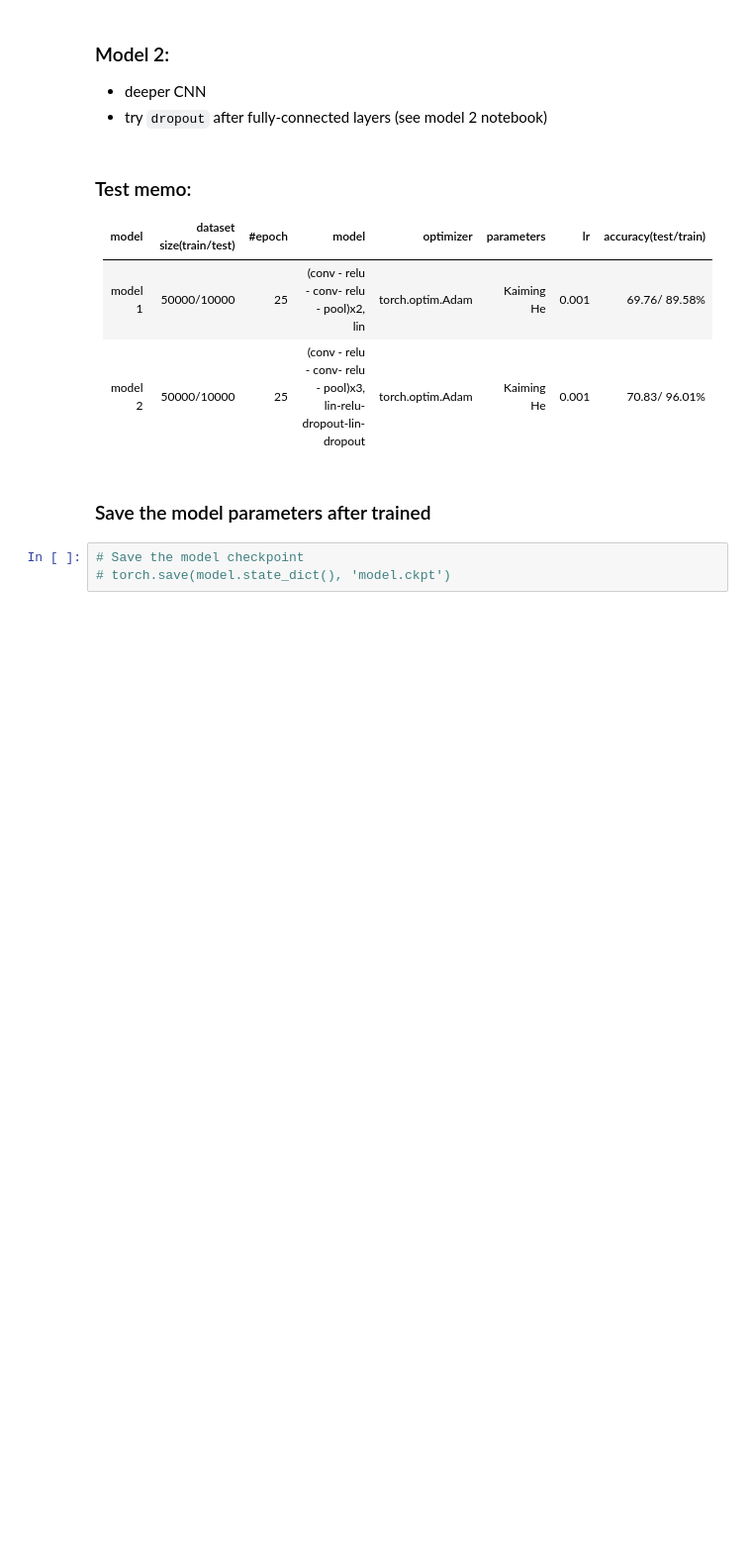
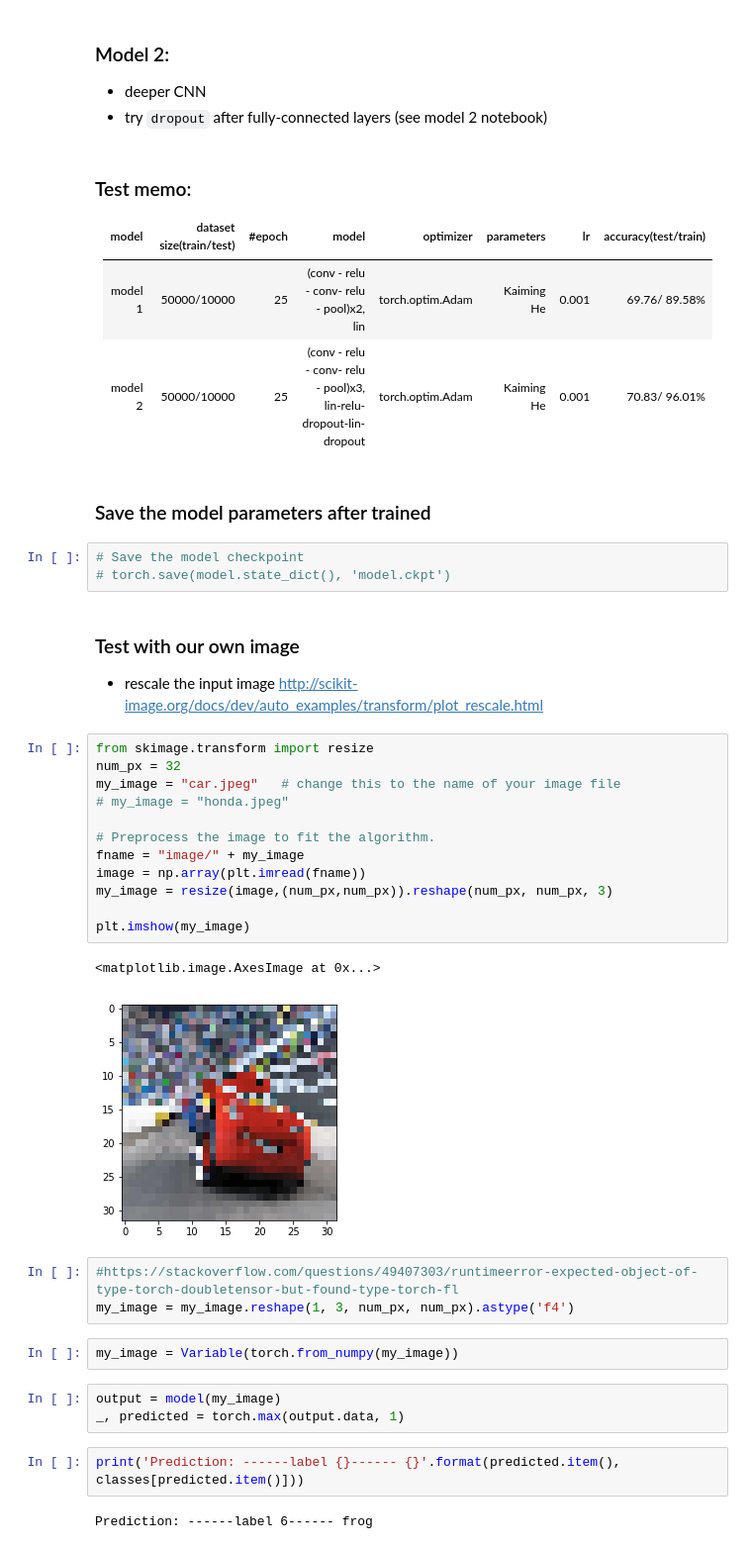
Before and after one commit to naellenhe/pytorch_cnn_cifar10, a Jupyter notebook: deep_convnet_in_pytorch_cifar_m1.ipynb, the cells around one changed output. Shown: that part at 99% size. Cells and saved outputs as stored; diff of their text form; blank space fills up the shorter version.

Commit message:
add result visualization

```diff
--- a/deep_convnet_in_pytorch_cifar_m1.ipynb
+++ b/deep_convnet_in_pytorch_cifar_m1.ipynb
@@ -381,3 +381,34 @@ Test Accuracy of the model on the 50000 train images: 89.588 %
 # %%
 # Save the model checkpoint
 # torch.save(model.state_dict(), 'model.ckpt')
+# %% [markdown]
+### Test with our own image
+
+- rescale the input image http://scikit-image.org/docs/dev/auto_examples/transform/plot_rescale.html
+# %%
+from skimage.transform import resize
+num_px = 32
+my_image = "car.jpeg"   # change this to the name of your image file
+# my_image = "honda.jpeg"
+
+# Preprocess the image to fit the algorithm.
+fname = "image/" + my_image
+image = np.array(plt.imread(fname))
+my_image = resize(image,(num_px,num_px)).reshape(num_px, num_px, 3)
+
+plt.imshow(my_image)
+# %% [output]
+<matplotlib.image.AxesImage at 0x...>
+[figure, added]
+# %%
+#https://stackoverflow.com/questions/49407303/runtimeerror-expected-object-of-type-torch-doubletensor-but-found-type-torch-fl
+my_image = my_image.reshape(1, 3, num_px, num_px).astype('f4')
+# %%
+my_image = Variable(torch.from_numpy(my_image))
+# %%
+output = model(my_image)
+_, predicted = torch.max(output.data, 1)
+# %%
+print('Prediction: ------label {}------ {}'.format(predicted.item(), classes[predicted.item()]))
+# %% [output]
+Prediction: ------label 6------ frog
```
Also changed, not shown: parts of 1 cell of this notebook, 5 other files.
